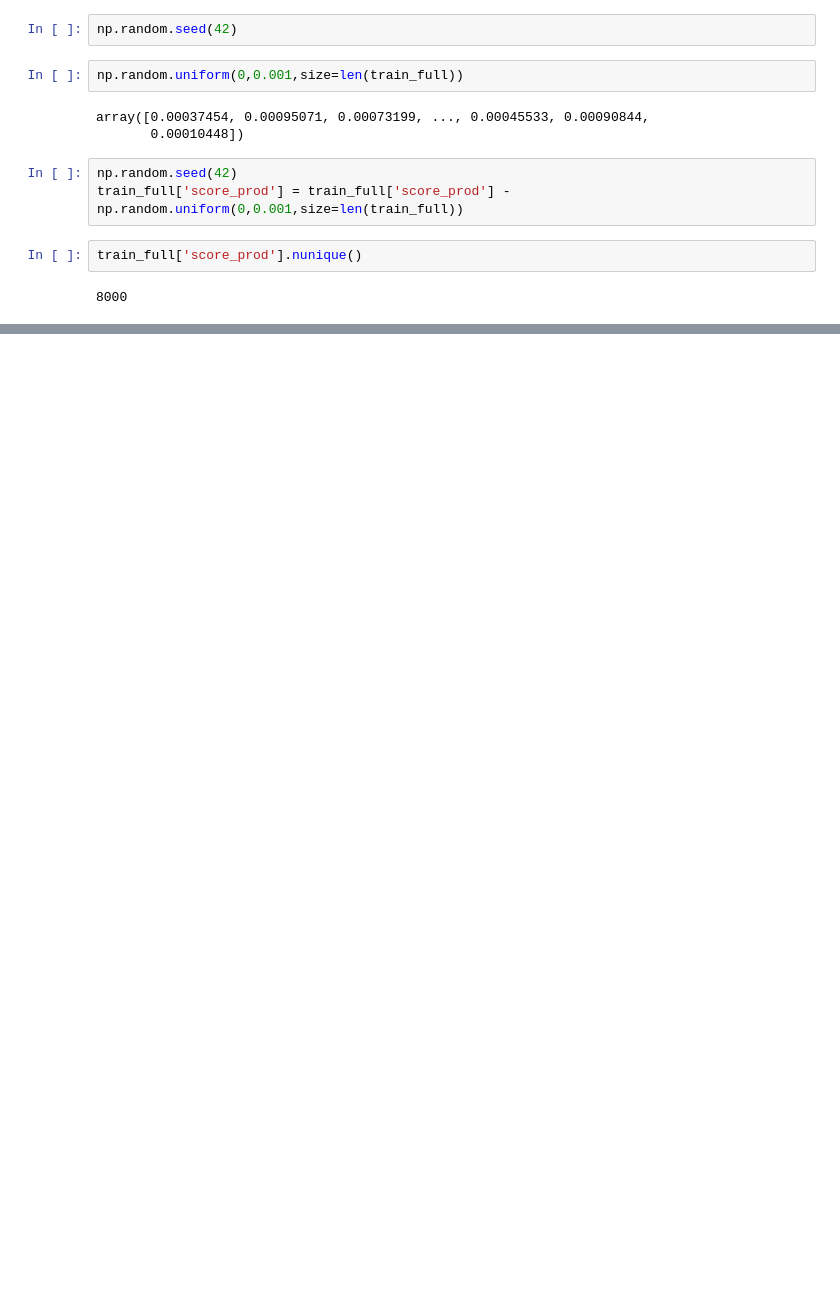
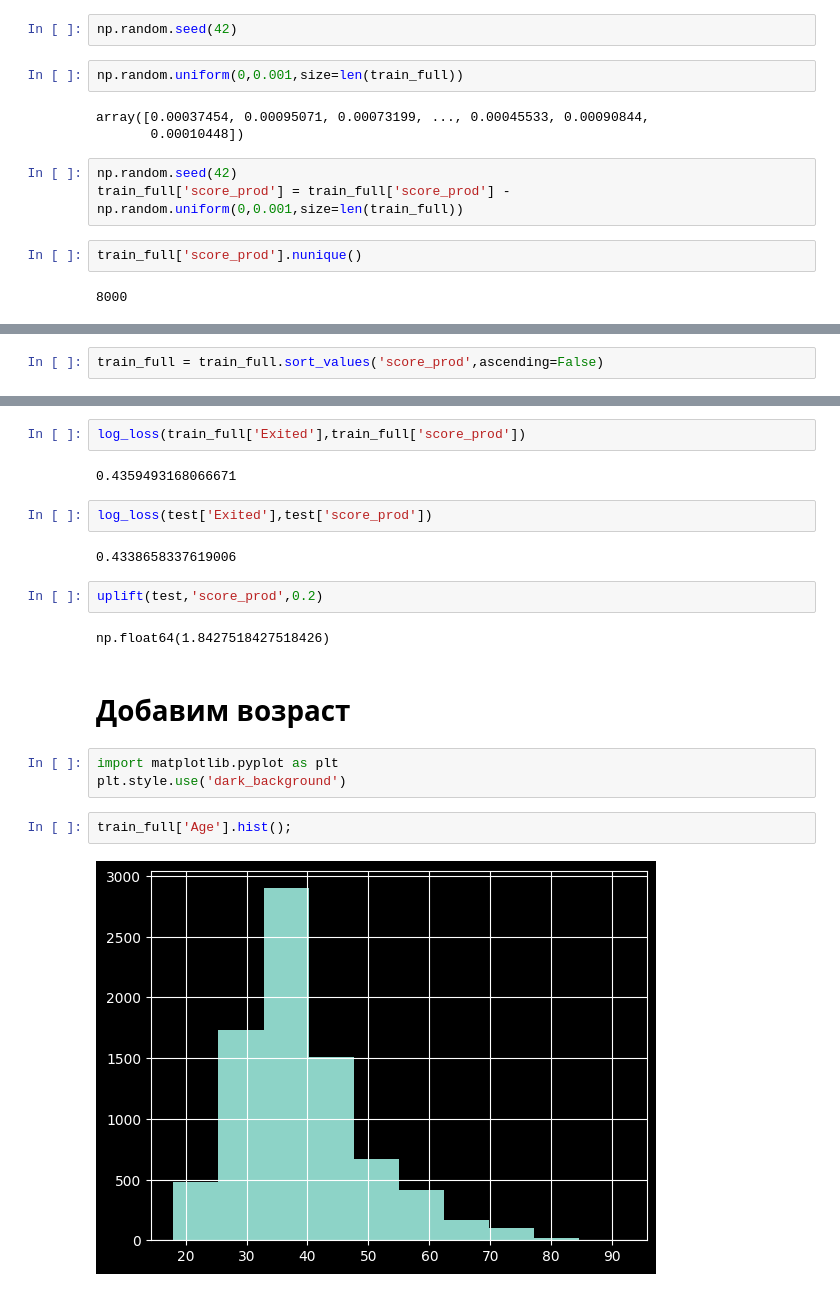
Before and after one commit to SergeyB81/Portfolio-DS, a Jupyter notebook: Car price/classification.ipynb, the cells around one changed output, grey strips where cells are left out. Cells and saved outputs as stored; diff of their text form; blank space fills up the shorter version.

```diff
--- a/Car price/classification.ipynb
+++ b/Car price/classification.ipynb
@@ -336,0 +345,2 @@ train_full['score_prod'].nunique()
+# %%
+train_full = train_full.sort_values('score_prod',ascending=False)
@@ -336,0 +371,21 @@ train_full['score_prod'].nunique()
+# %%
+log_loss(train_full['Exited'],train_full['score_prod'])
+# %% [output]
+0.4359493168066671
+# %%
+log_loss(test['Exited'],test['score_prod'])
+# %% [output]
+0.4338658337619006
+# %%
+uplift(test,'score_prod',0.2)
+# %% [output]
+np.float64(1.8427518427518426)
+# %% [markdown]
+# **Добавим возраст**
+# %%
+import matplotlib.pyplot as plt
+plt.style.use('dark_background')
+# %%
+train_full['Age'].hist();
+# %% [output]
+[figure, added]
```
Also changed, not shown: parts of 33 cells of this notebook.
